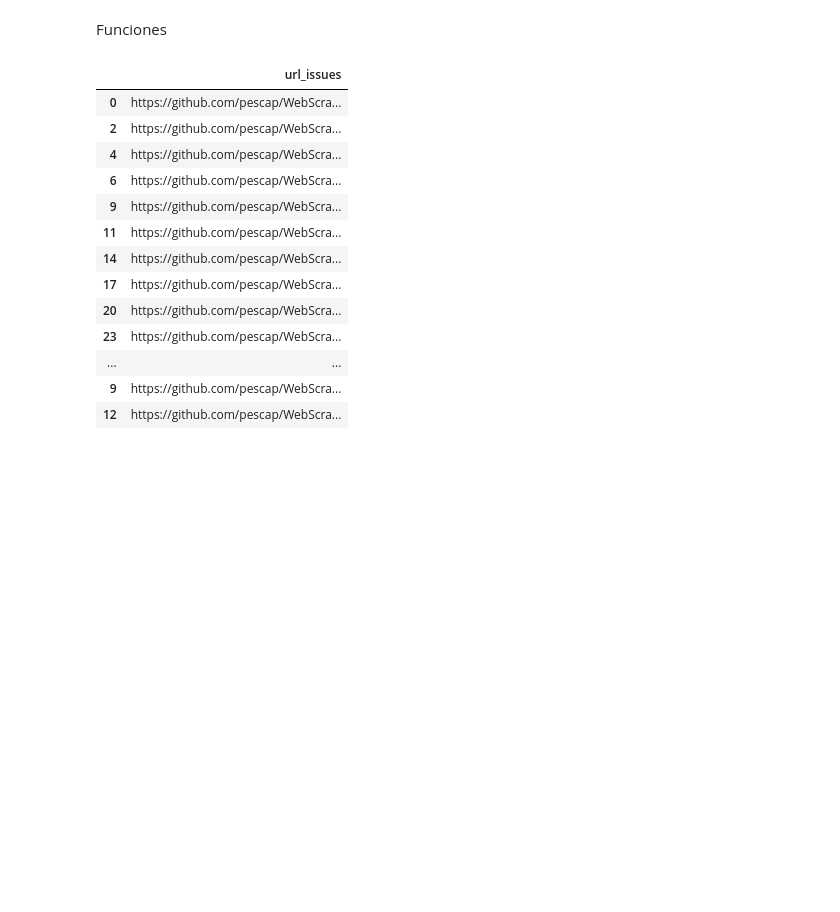
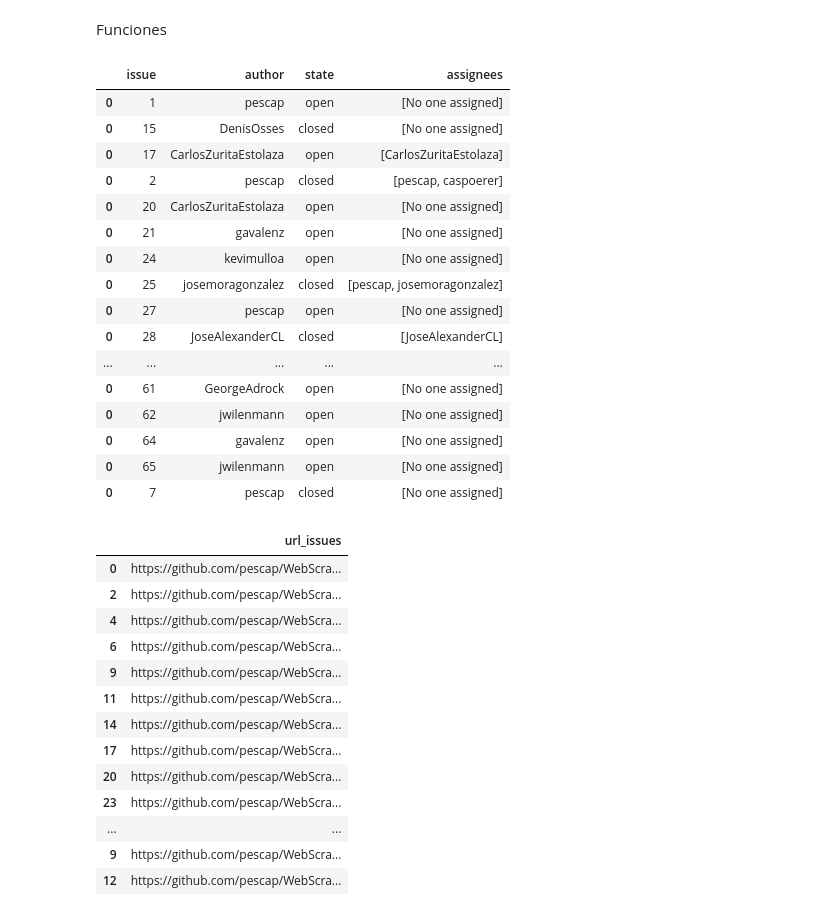
Before and after one commit to GeorgeAdrock/TareaScrapearIssues, a Jupyter notebook: tarea1.ipynb, the cells around one changed output. Cells and saved outputs as stored; diff of their text form; code cells hidden in the pictures; blank space fills up the shorter version.

```diff
--- a/tarea1.ipynb
+++ b/tarea1.ipynb
@@ -8,7 +12,10 @@ import re
 # %% [markdown]
 Funciones
 # %%
-
+def GetIssuesSiteGithub(url,repo,proy,tipo):
+    pr = LeerurlIssues(url,repo,proy,tipo)
+    df_Final = IssuesToDataFrame(pr)
+    return df_Final
 ###
 ## Funcion que lee de un proyecto los todos los issues abiertos y cerrados.
 ## con fines, educaciones y te prueba de concepto.
@@ -63,13 +70,15 @@ def IssuesToDataFrame(lista):
 
 
 def ParsearPagina (link):
+    parts = str(link).split('/')
+    issues = parts[len(parts)-1]
     page = leerUrl(link)
     # Con el DataFrame de las paginas de Issues se procede a convertirlo en el DataFrame tarea
     # definición del DataFrame
     columns = ["issue", "author", "state", "assignees"]
     df = pd.DataFrame(columns=columns)
     state = "open"
-    page.find_all(content= re.compile('https://github.com/pescap/WebScrapingMDS/issues/61' +"$"))
+    page.find_all(content= re.compile(link +"$"))
     if page.find("span", attrs={"title": "Status: Closed"}):
         state = "closed"
     state
@@ -86,18 +95,36 @@ def ParsearPagina (link):
         assignees = ["No one assigned"]
     assignees
     df = df.append(
-                {"issue": '8', "author": author, "state": state, "assignees": assignees},
+                {"issue": issues, "author": author, "state": state, "assignees": assignees},
                 ignore_index=True,
             )
     return df
-
-def ExtraerLinkPaginasOfertas(linkPage,patronBusqueda):
-    listaofertas = []
-    for tag in linkPage:
-        valor = tag.get('href')
-        if(valor.find(patronBusqueda) != -1):
-            listaofertas.append('https://postulaciones.trabajaenitau.cl'+valor)
-    return listaofertas
+# %%
+PaginaRepositorio = '/pescap'
+UrlBase = 'https://github.com'
+Proyecto = '/WebScrapingMDS'
+TipoGitHub = 'issues'
+df = GetIssuesSiteGithub(UrlBase,PaginaRepositorio,Proyecto,TipoGitHub)
+# %%
+df.sort_values(by='issue' , ascending=True)
+# %% [output]
+|  | issue | author | state | assignees |
+| 0 | 1 | pescap | open | [No one assigned] |
+| 0 | 15 | DenisOsses | closed | [No one assigned] |
+| 0 | 17 | CarlosZuritaEstolaza | open | [CarlosZuritaEstolaza] |
+| 0 | 2 | pescap | closed | [pescap, caspoerer] |
+| 0 | 20 | CarlosZuritaEstolaza | open | [No one assigned] |
+| 0 | 21 | gavalenz | open | [No one assigned] |
+| 0 | 24 | kevimulloa | open | [No one assigned] |
+| 0 | 25 | josemoragonzalez | closed | [pescap, josemoragonzalez] |
+| 0 | 27 | pescap | open | [No one assigned] |
+| 0 | 28 | JoseAlexanderCL | closed | [JoseAlexanderCL] |
+| ... | ... | ... | ... | ... |
+| 0 | 61 | GeorgeAdrock | open | [No one assigned] |
+| 0 | 62 | jwilenmann | open | [No one assigned] |
+| 0 | 64 | gavalenz | open | [No one assigned] |
+| 0 | 65 | jwilenmann | open | [No one assigned] |
+| 0 | 7 | pescap | closed | [No one assigned] |
 # %%
 PaginaRepositorio = '/pescap'
 UrlBase = 'https://github.com'
```
Also changed, not shown: parts of 1 cell of this notebook.
